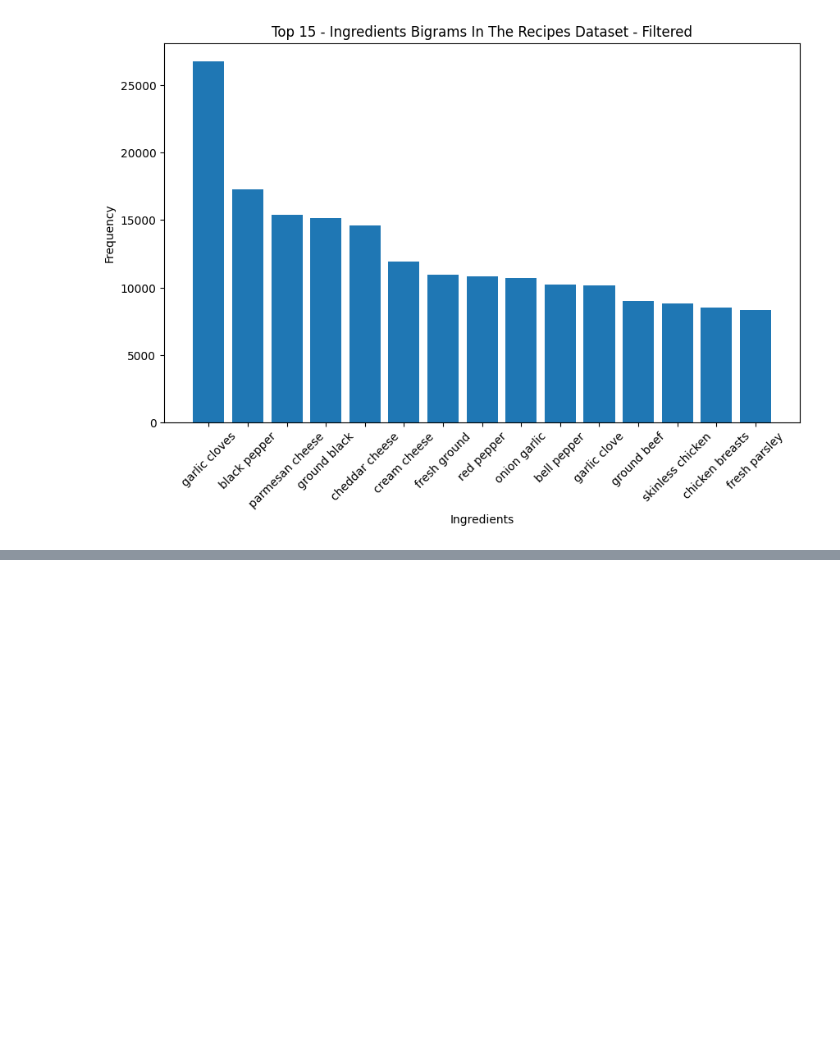
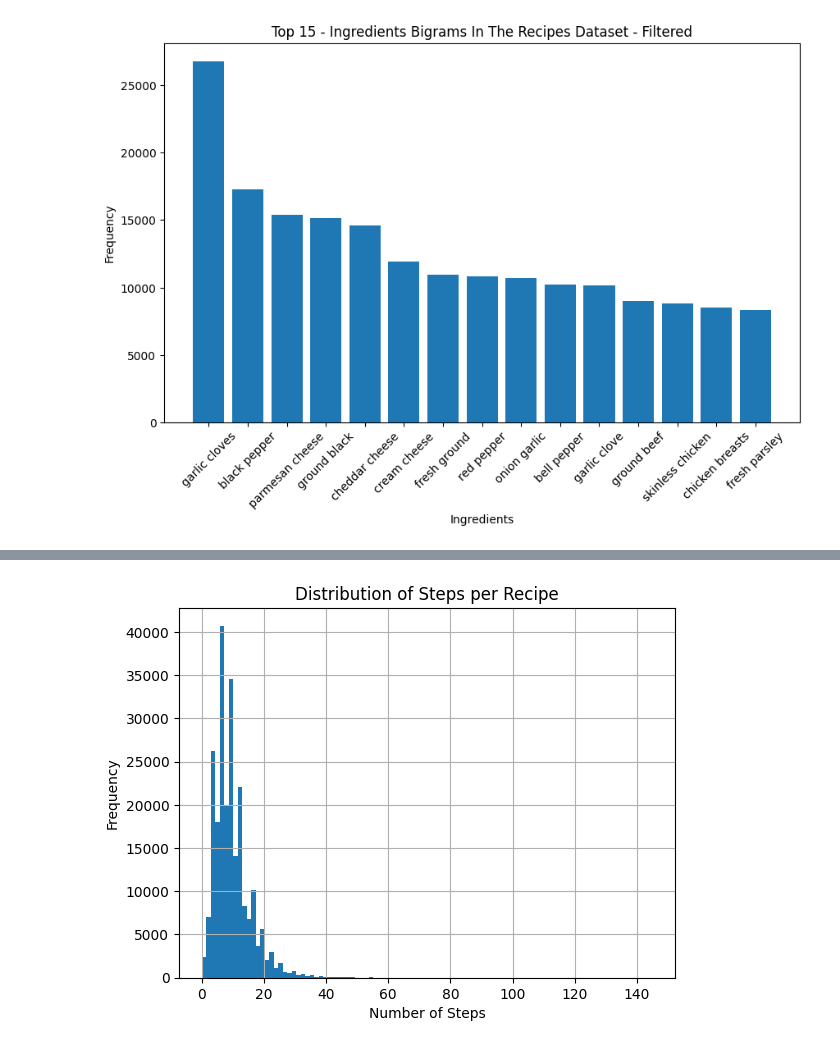
Before and after one commit to MGonza20/ProyectoFinal_DeepLearning, a Jupyter notebook: Exploratory_Analysis.ipynb, the cells around one changed output, grey strips where cells are left out. Drawn from its saved outputs; the diff is of its cells as text; code cells hidden in the pictures; blank space fills up the shorter version.

```diff
--- a/Exploratory_Analysis.ipynb
+++ b/Exploratory_Analysis.ipynb
@@ -131,0 +164,8 @@ plt.show()
+# %%
+recipes['n_steps'].hist(bins=100)
+plt.xlabel('Number of Steps')
+plt.ylabel('Frequency')
+plt.title('Distribution of Steps per Recipe')
+plt.show()
+# %% [output]
+[figure, added]
```
Also changed, not shown: parts of 3 cells of this notebook.
